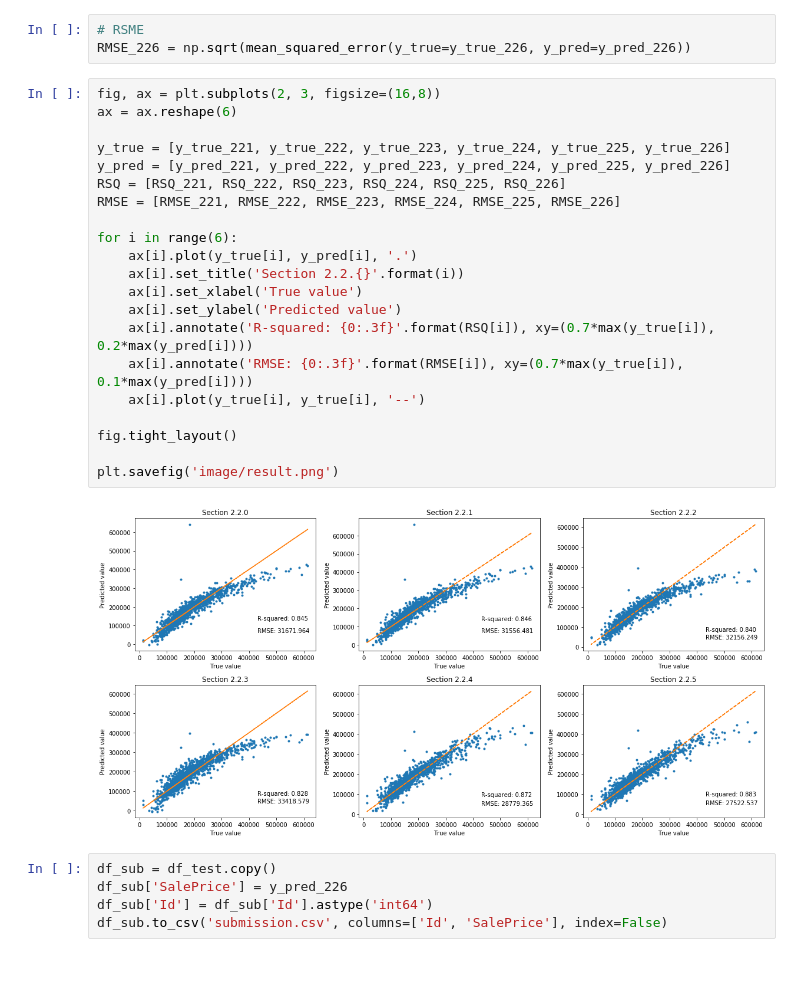
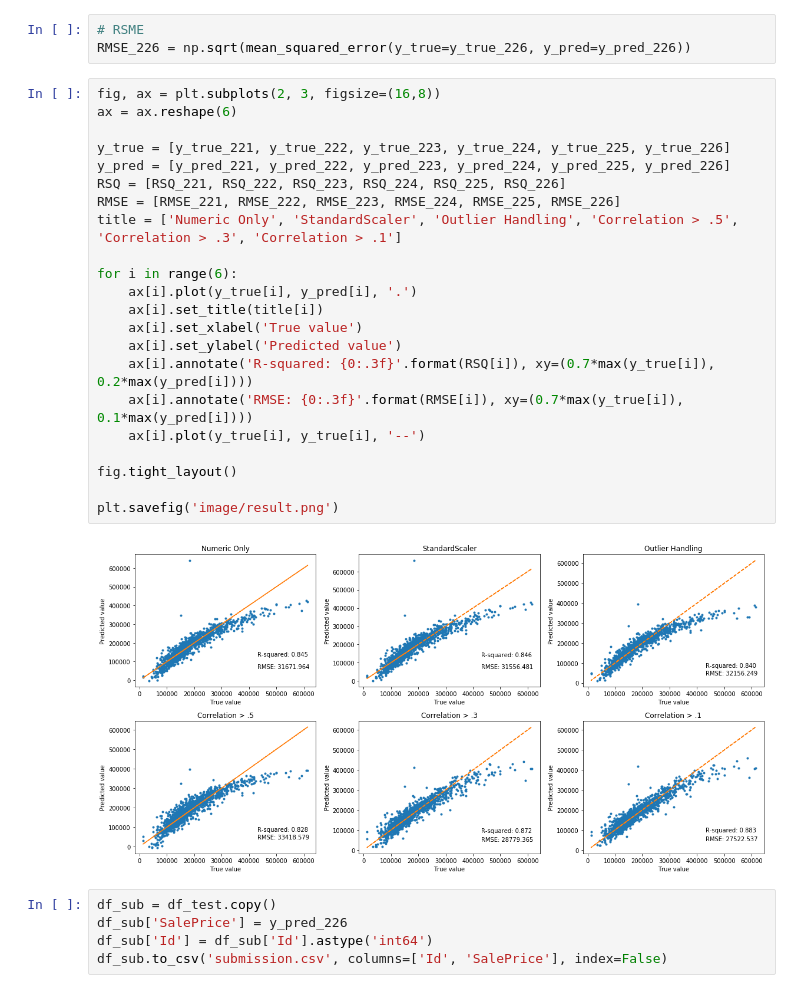
Before and after one commit to fahimhm/reg_model_exercise, a Jupyter notebook: Regression Model Practice.ipynb, the cells around one changed output. Drawn from its saved outputs; the diff is of its cells as text.

```diff
--- a/Regression Model Practice.ipynb
+++ b/Regression Model Practice.ipynb
@@ -692,26 +769,27 @@ RMSE_226 = np.sqrt(mean_squared_error(y_true=y_true_226, y_pred=y_pred_226))
 # %%
 fig, ax = plt.subplots(2, 3, figsize=(16,8))
 ax = ax.reshape(6)
 
 y_true = [y_true_221, y_true_222, y_true_223, y_true_224, y_true_225, y_true_226]
 y_pred = [y_pred_221, y_pred_222, y_pred_223, y_pred_224, y_pred_225, y_pred_226]
 RSQ = [RSQ_221, RSQ_222, RSQ_223, RSQ_224, RSQ_225, RSQ_226]
 RMSE = [RMSE_221, RMSE_222, RMSE_223, RMSE_224, RMSE_225, RMSE_226]
+title = ['Numeric Only', 'StandardScaler', 'Outlier Handling', 'Correlation > .5', 'Correlation > .3', 'Correlation > .1']
 
 for i in range(6):
     ax[i].plot(y_true[i], y_pred[i], '.')
-    ax[i].set_title('Section 2.2.{}'.format(i))
+    ax[i].set_title(title[i])
     ax[i].set_xlabel('True value')
     ax[i].set_ylabel('Predicted value')
     ax[i].annotate('R-squared: {0:.3f}'.format(RSQ[i]), xy=(0.7*max(y_true[i]), 0.2*max(y_pred[i])))
     ax[i].annotate('RMSE: {0:.3f}'.format(RMSE[i]), xy=(0.7*max(y_true[i]), 0.1*max(y_pred[i])))
     ax[i].plot(y_true[i], y_true[i], '--')
 
 fig.tight_layout()
 
 plt.savefig('image/result.png')
 # %% [output]
-[figure, old version]
+[figure, new version]
 # %%
 df_sub = df_test.copy()
 df_sub['SalePrice'] = y_pred_226
```
Also changed, not shown: parts of 15 cells of this notebook, 2 other files.
